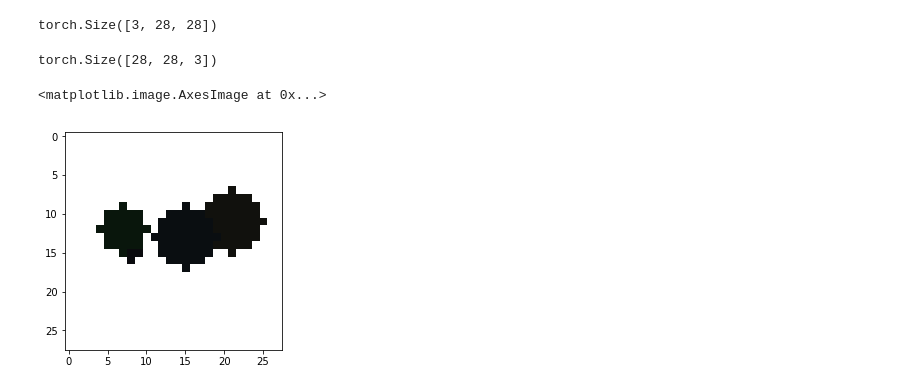
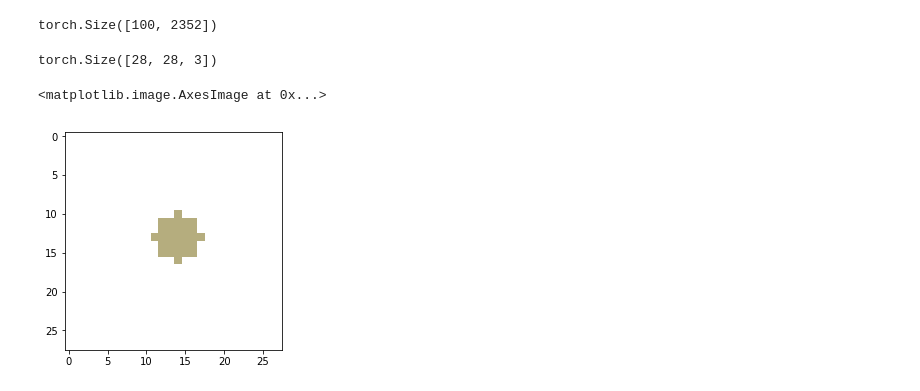
Before and after one commit to shayneobrien/explicit-gan-eval, a Jupyter notebook: notebooks/circles.ipynb, the cells around one changed output. Drawn from its saved outputs; the diff is of its cells as text; code cells hidden in the pictures.

```diff
--- a/notebooks/circles.ipynb
+++ b/notebooks/circles.ipynb
@@ -134,15 +138,17 @@ batch, labels = next(iter(train_iter))
-# %%
-img = batch[1].view((batch.shape[1], batch.shape[2], batch.shape[3]))
-img.shape
-# %% [output]
-torch.Size([3, 28, 28])
-# %%
-img = img.transpose(0,2).long()
-img.shape
-# %% [output]
-torch.Size([28, 28, 3])
-# %%
-plt.imshow(img.numpy()/255., cmap='Accent', vmin=0., vmax=1.)
-# %% [output]
-<matplotlib.image.AxesImage at 0x...>
-[figure, removed]
+# %%
+# Shape after preprocessing for input into a FFNN
+batch.view(batch.shape[0], -1).shape
+# %% [output]
+torch.Size([100, 2352])
+# %%
+# Shape of a single image
+img = batch[0]
+img.shape
+# %% [output]
+torch.Size([28, 28, 3])
+# %%
+# Plot the image
+plt.imshow(img.squeeze().numpy(), interpolation='none')
+# %% [output]
+<matplotlib.image.AxesImage at 0x...>
+[figure, added]
```
Also changed, not shown: parts of 10 cells of this notebook, 19 other files.
